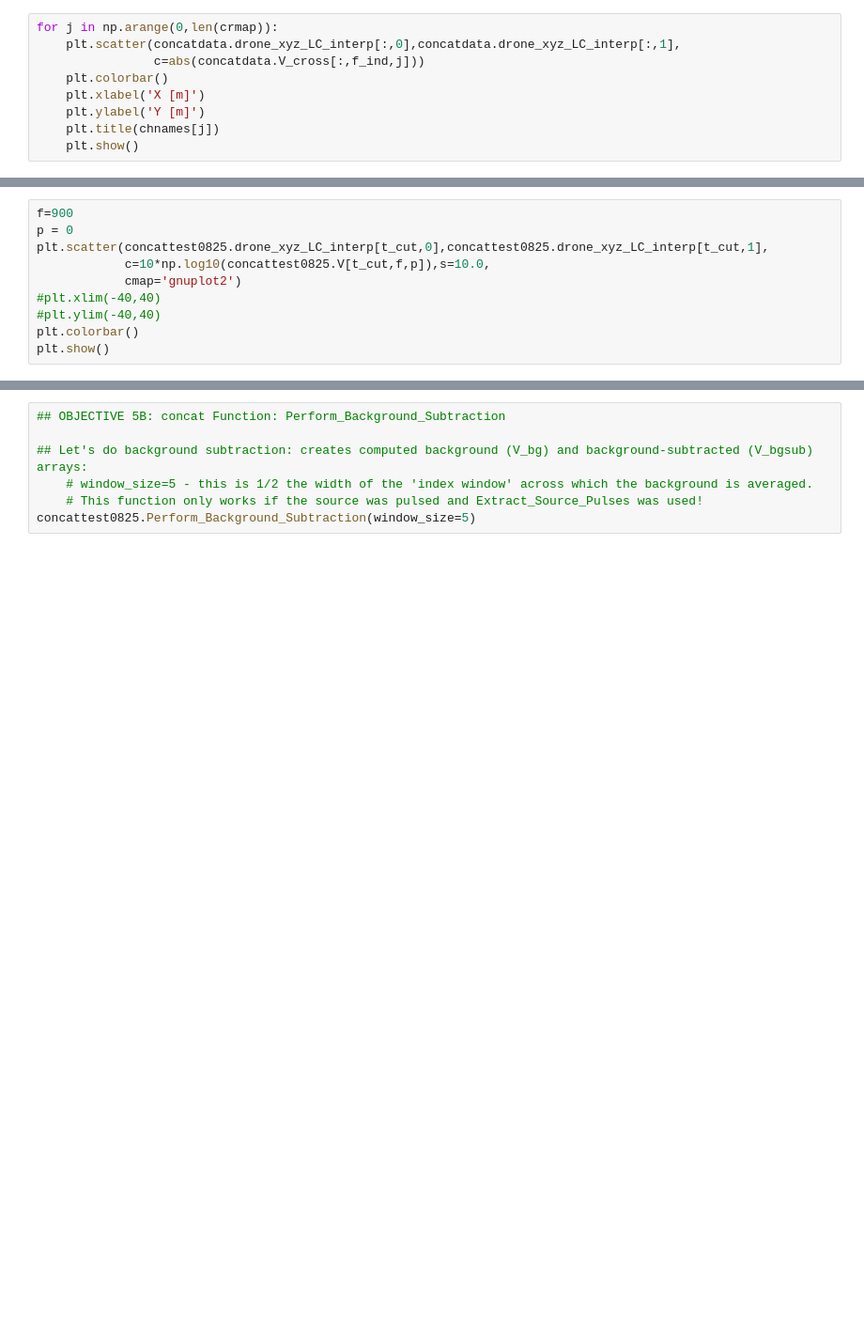
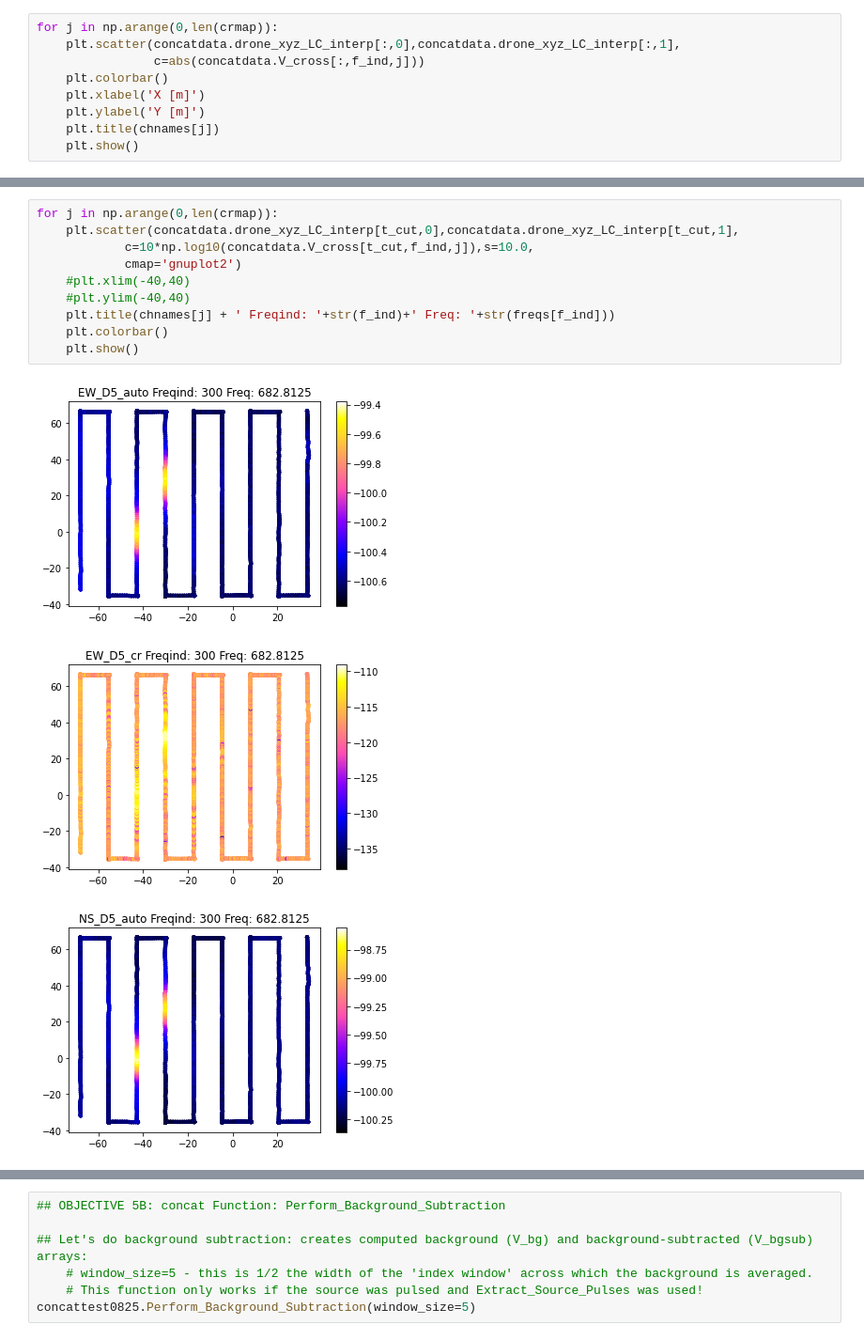
Before and after one commit to WrightLaboratory/DigitalNoiseSource, a Jupyter notebook: notebooks/LBN_DNS_GBO.ipynb, the cells around one changed output, grey strips where cells are left out. Shown at 94% size. Drawn from its saved outputs; the diff is of its cells as text; blank space fills up the shorter version.

```diff
--- a/notebooks/LBN_DNS_GBO.ipynb
+++ b/notebooks/LBN_DNS_GBO.ipynb
@@ -601,10 +610,14 @@ plt.show()
 # %%
-f=900
-p = 0
-plt.scatter(concattest0825.drone_xyz_LC_interp[t_cut,0],concattest0825.drone_xyz_LC_interp[t_cut,1],
-            c=10*np.log10(concattest0825.V[t_cut,f,p]),s=10.0,
+for j in np.arange(0,len(crmap)):
+    plt.scatter(concatdata.drone_xyz_LC_interp[t_cut,0],concatdata.drone_xyz_LC_interp[t_cut,1],
+            c=10*np.log10(concatdata.V_cross[t_cut,f_ind,j]),s=10.0,
             cmap='gnuplot2')
-#plt.xlim(-40,40)
-#plt.ylim(-40,40)
-plt.colorbar()
-plt.show()
+    #plt.xlim(-40,40)
+    #plt.ylim(-40,40)
+    plt.title(chnames[j] + ' Freqind: '+str(f_ind)+' Freq: '+str(freqs[f_ind]))
+    plt.colorbar()
+    plt.show()
+# %% [output]
+[figure, added]
+[figure, added]
+[figure, added]
```
Also changed, not shown: parts of 30 cells of this notebook.
